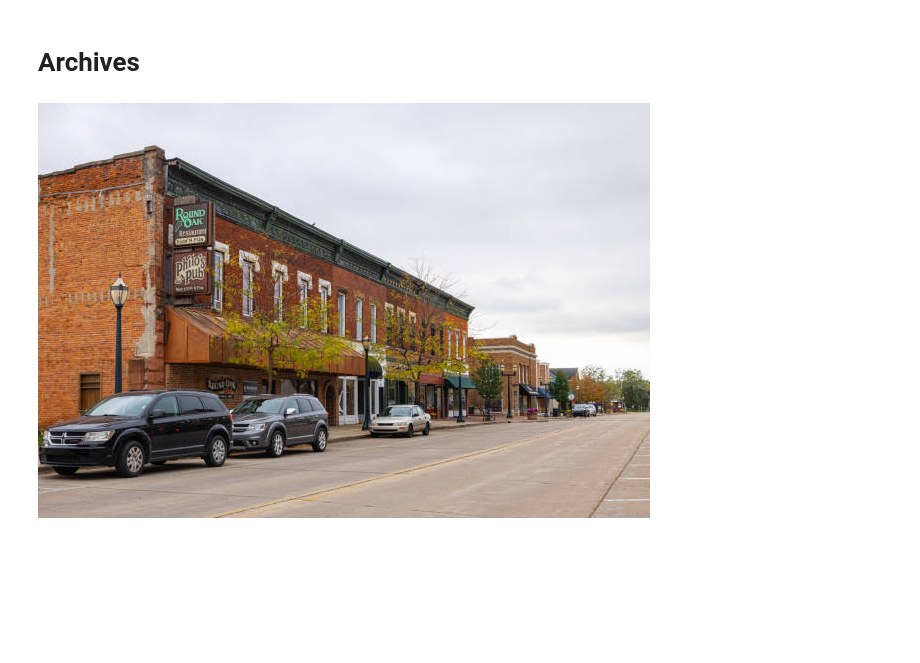
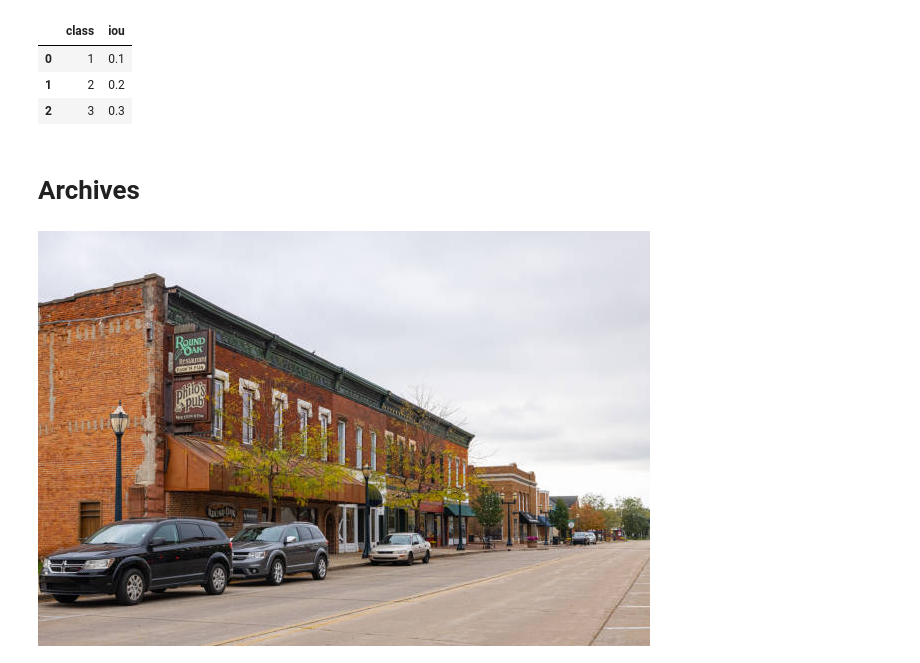
Before and after one commit to Hedredo/oc_p8, a Jupyter notebook: front/notebook.ipynb, the cells around one changed output. Cells and saved outputs as stored; diff of their text form; code cells hidden in the pictures; blank space fills up the shorter version.

```diff
--- a/front/notebook.ipynb
+++ b/front/notebook.ipynb
@@ -169,3 +394,12 @@ print(response.json())  # Affiche la réponse de l'API
+# %%
+import pandas as pd
+
+pd.DataFrame({'class': [1, 2, 3], 'iou': [0.1, 0.2, 0.3]})
+# %% [output]
+|  | class | iou |
+| 0 | 1 | 0.1 |
+| 1 | 2 | 0.2 |
+| 2 | 3 | 0.3 |
 # %% [markdown]
 # Archives
 # %%
```
Also changed, not shown: parts of 8 cells of this notebook, 1 other file.
